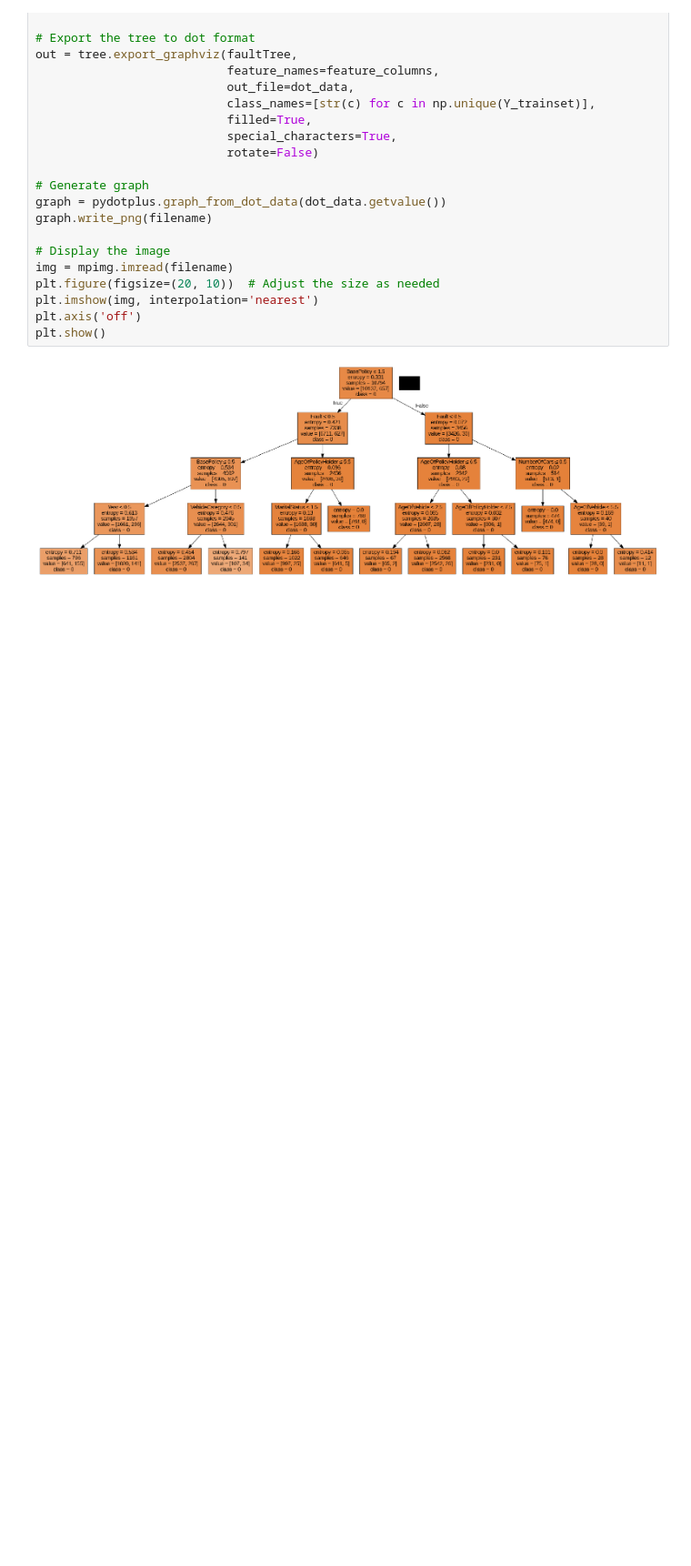
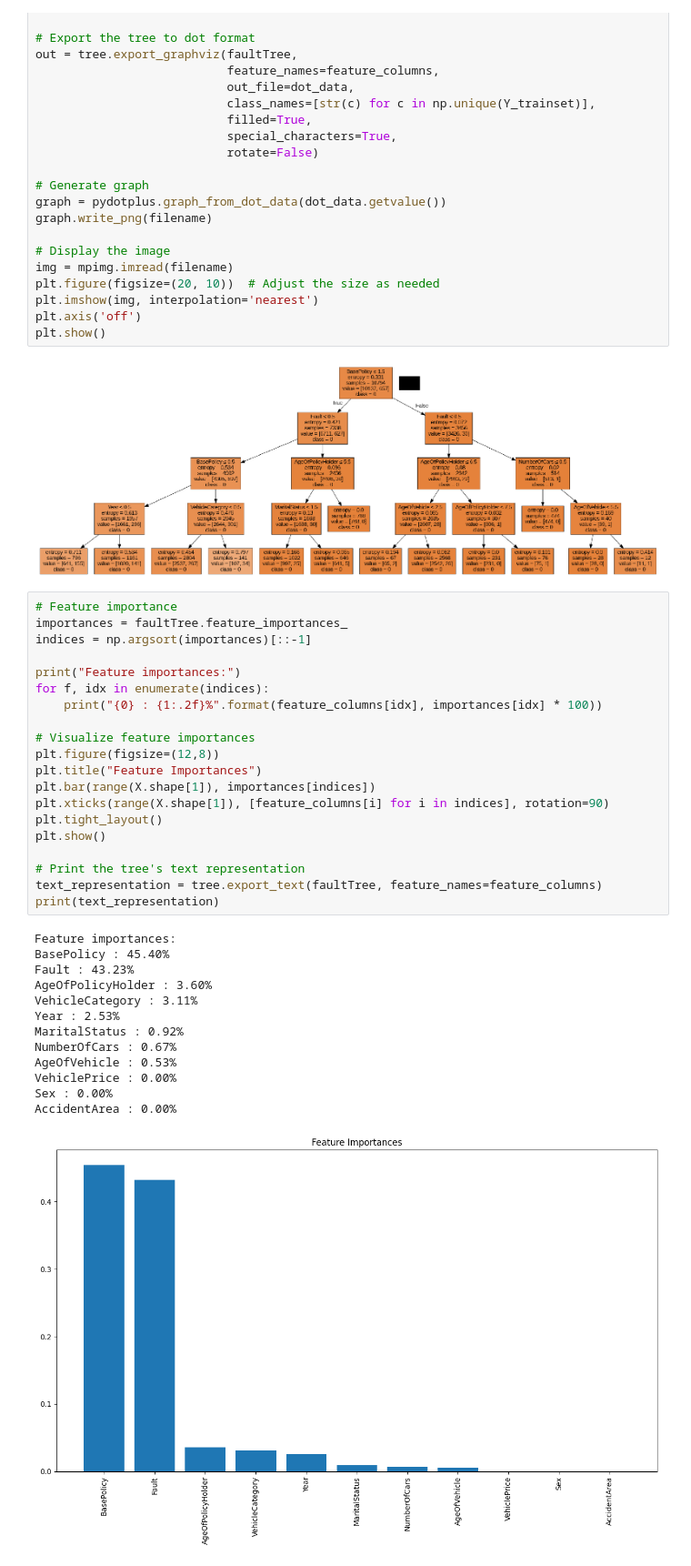
Before and after one commit to Data-with-Lei/Data-with-Lei, a Jupyter notebook: Decision_Trees.ipynb, the cells around one changed output. Shown: that part at 91% size. Cells and saved outputs as stored; diff of their text form; blank space fills up the shorter version.

```diff
--- a/Decision_Trees.ipynb
+++ b/Decision_Trees.ipynb
@@ -193,3 +240,37 @@ plt.axis('off')
 plt.show()
 # %% [output]
 [figure]
+# %%
+# Feature importance
+importances = faultTree.feature_importances_
+indices = np.argsort(importances)[::-1]
+
+print("Feature importances:")
+for f, idx in enumerate(indices):
+    print("{0} : {1:.2f}%".format(feature_columns[idx], importances[idx] * 100))
+
+# Visualize feature importances
+plt.figure(figsize=(12,8))
+plt.title("Feature Importances")
+plt.bar(range(X.shape[1]), importances[indices])
+plt.xticks(range(X.shape[1]), [feature_columns[i] for i in indices], rotation=90)
+plt.tight_layout()
+plt.show()
+
+# Print the tree's text representation
+text_representation = tree.export_text(faultTree, feature_names=feature_columns)
+print(text_representation)
+# %% [output]
+Feature importances:
+BasePolicy : 45.40%
+Fault : 43.23%
+AgeOfPolicyHolder : 3.60%
+VehicleCategory : 3.11%
+Year : 2.53%
+MaritalStatus : 0.92%
+NumberOfCars : 0.67%
+AgeOfVehicle : 0.53%
+VehiclePrice : 0.00%
+Sex : 0.00%
+AccidentArea : 0.00%
+[figure, added]
```
Also changed, not shown: parts of 10 cells of this notebook.
